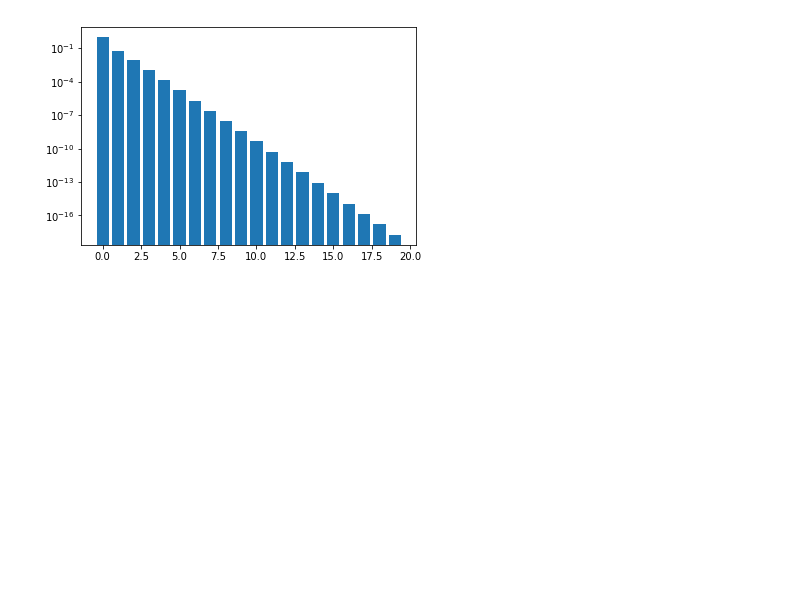
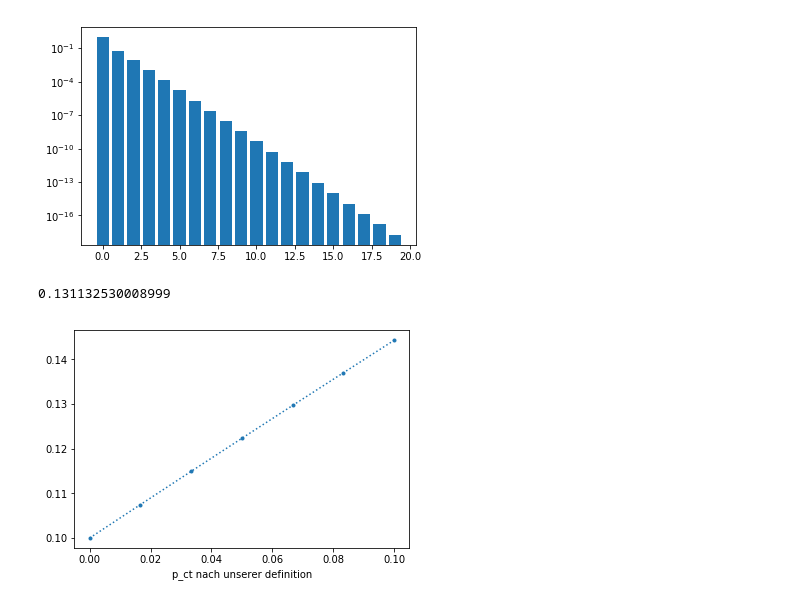
Before and after one commit to dneise/crosstalk_study, a Jupyter notebook: gedankenexperiment_with_crosstalk.ipynb, the cells around one changed output. Saved outputs shown, nothing was run; the diff lists cells and outputs as text; code cells hidden in the pictures; blank space fills up the shorter version.

```diff
--- a/gedankenexperiment_with_crosstalk.ipynb
+++ b/gedankenexperiment_with_crosstalk.ipynb
@@ -259,3 +259,21 @@ P.sum(), P[1:].sum(), P[2:].sum()
 # %% [output]
 (1.0, 0.06760618009405177, 0.008865369439977034)
 [figure]
+# %%
+p_ct = P[2:].sum() / P[1:].sum()
+# %% [output]
+0.131132530008999
+# %%
+p_ct_s = []
+mus = np.linspace(1e-10, 0.1, 7)
+for mu in mus:
+    ks = np.arange(20)
+    p = 0.1
+    P = np.array([proba_for_K(k, mu=mu, p=p) for k in ks])
+    p_ct = P[2:].sum() / P[1:].sum()
+    p_ct_s.append(p_ct)
+plt.plot(mus, p_ct_s, '.:')
+plt.xlabel('mu = rate * time_window')
+plt.xlabel('p_ct nach unserer definition');
+# %% [output]
+[figure, added]
```
